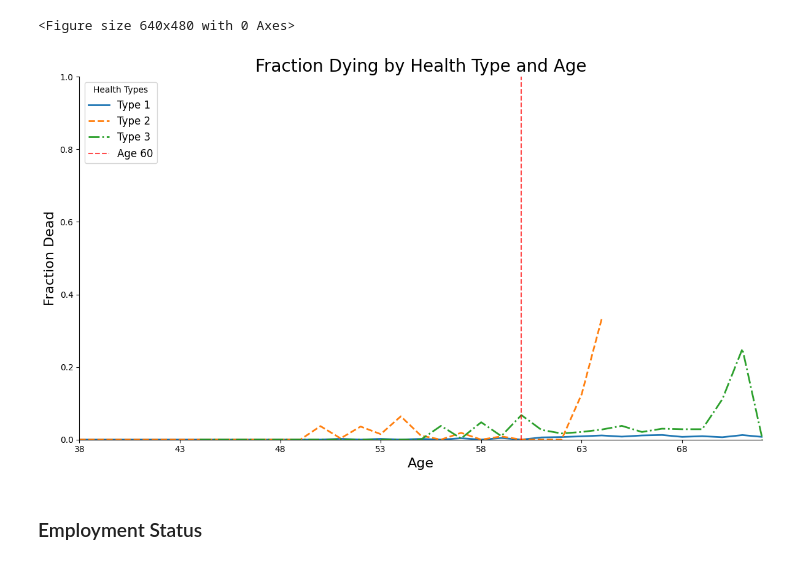
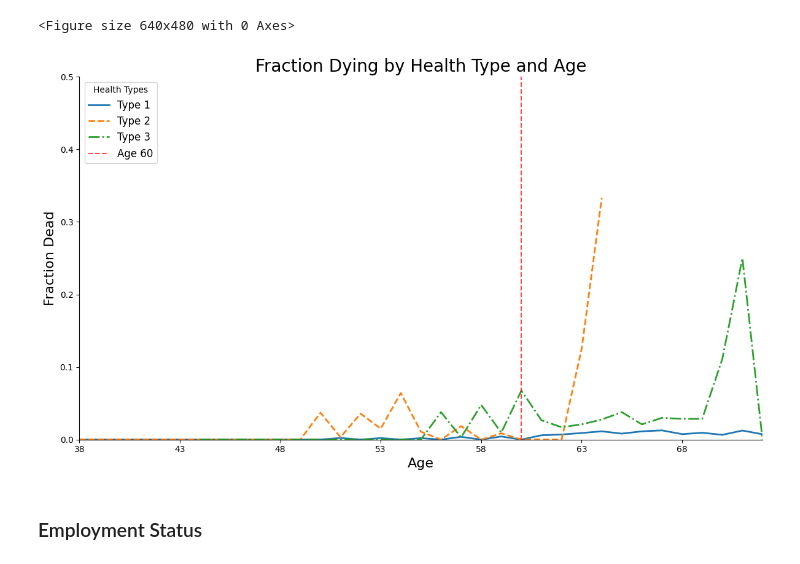
Before and after one commit to GJQu/EssexDissertation, a Jupyter notebook: k_means.ipynb, the cells around one changed output. Saved outputs shown, nothing was run; the diff lists cells and outputs as text; code cells hidden in the pictures.

```diff
--- a/k_means.ipynb
+++ b/k_means.ipynb
@@ -521,35 +521,35 @@ death_fraction = df_filtered.groupby(['age_bins', 'Cluster'])['death'].mean().un
 fig, ax = plt.subplots(figsize=(12, 7))
 
 linestyles = ['-', '--', '-.']
 colors = ['#1f77b4', '#ff7f0e', '#2ca02c']  # You can adjust these colors
 
 for cluster in range(1, 4):  # Clusters are 1, 2, 3
     cluster_data = death_fraction[cluster].dropna()
     ax.plot(cluster_data.index.map(lambda x: x.left), cluster_data.values,
             label=f'Type {cluster}',
             linestyle=linestyles[cluster-1],
             color=colors[cluster-1],
             linewidth=2)
 
 ax.set_xlabel('Age', fontsize=16)
 ax.set_ylabel('Fraction Dead', fontsize=16)
 ax.spines['top'].set_visible(False)
 ax.spines['right'].set_visible(False)
 
 # Add a vertical line at age 60
 ax.axvline(x=60, color='red', linestyle='--', alpha=0.7, label='Age 60')
 
 ax.set_title('Fraction Dying by Health Type and Age', fontsize=20)
 ax.legend(title='Health Types', loc='upper left', fontsize=12)
 
 ax.set_xlim(df_filtered['age_dv'].min(), df_filtered['age_dv'].max())
-ax.set_ylim(0, 1)
+ax.set_ylim(0, 0.50)
 ax.set_xticks(range(int(df_filtered['age_dv'].min()), int(df_filtered['age_dv'].max())+1, 5))
 
 plt.tight_layout()
 plt.show()
 # %% [output]
-[figure, old version]
+[figure, new version]
 # %% [markdown]
 ### Employment Status
 # %%
```
Also changed, not shown: parts of 4 cells of this notebook.
